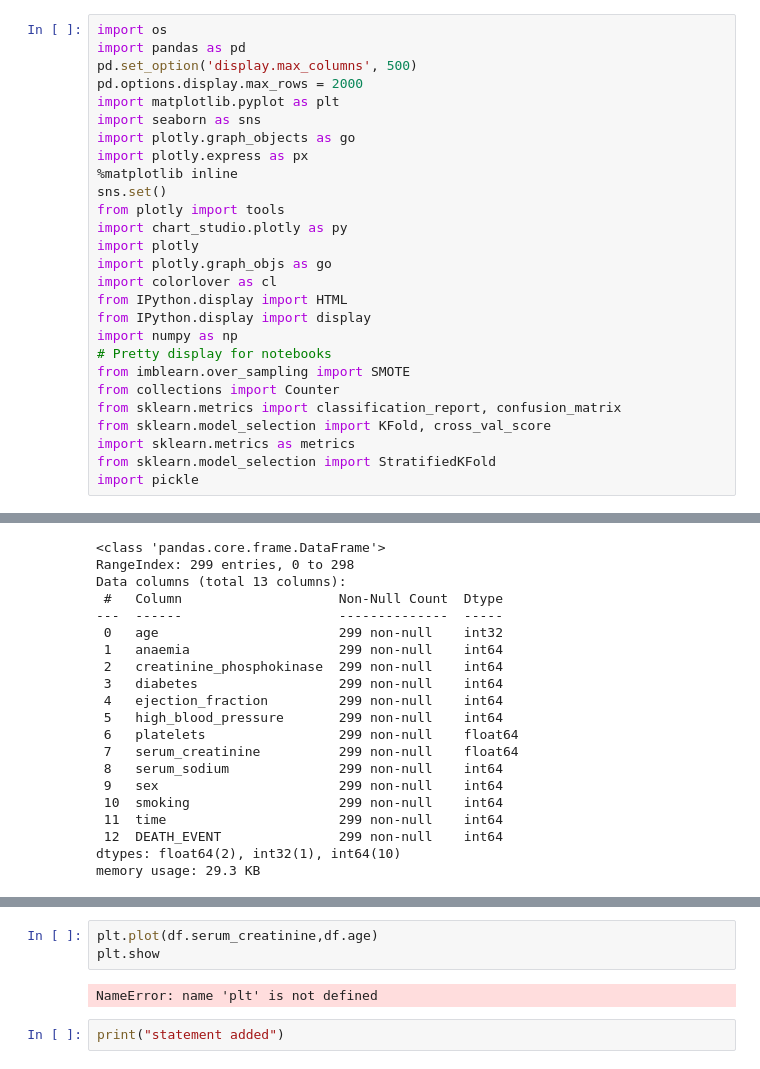
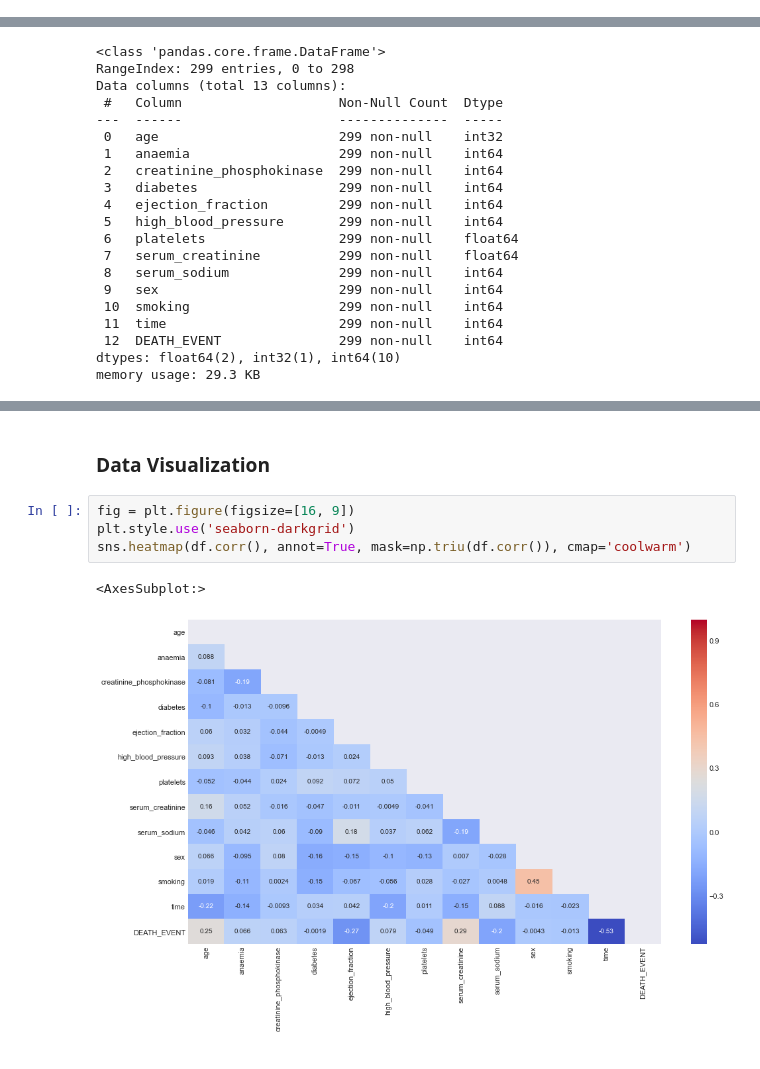
Before and after one commit to sushamasivananthan/MachineLearning, a Jupyter notebook: Heart_Failure_Analysis/heart_failure.ipynb, the cells around one changed output, grey strips where cells are left out. Drawn from its saved outputs; the diff is of its cells as text.

```diff
--- a/Heart_Failure_Analysis/heart_failure.ipynb
+++ b/Heart_Failure_Analysis/heart_failure.ipynb
@@ -24,30 +13,3 @@ from sklearn.naive_bayes import GaussianNB
-# %%
-import os
-import pandas as pd
-pd.set_option('display.max_columns', 500)
-pd.options.display.max_rows = 2000
-import matplotlib.pyplot as plt
-import seaborn as sns
-import plotly.graph_objects as go
-import plotly.express as px
-%matplotlib inline
-sns.set()
-from plotly import tools
-import chart_studio.plotly as py
-import plotly
-import plotly.graph_objs as go
-import colorlover as cl
-from IPython.display import HTML
-from IPython.display import display
-import numpy as np
-# Pretty display for notebooks
-from imblearn.over_sampling import SMOTE
-from collections import Counter
-from sklearn.metrics import classification_report, confusion_matrix
-from sklearn.model_selection import KFold, cross_val_score
-import sklearn.metrics as metrics
-from sklearn.model_selection import StratifiedKFold
-import pickle
 # %%
 df=pd.read_csv(r'C:\Users\santh\Downloads\archive (2)\heart.csv')
 # %%
@@ -132,7 +80,9 @@ sns.catplot(x="diabetes", y="age", hue="DEATH_EVENT", kind="swarm", data=df)
-# %%
-plt.plot(df.serum_creatinine,df.age)
-plt.show
-# %% [output]
-NameError: name 'plt' is not defined
-# %%
-print("statement added")
+# %% [markdown]
+### Data Visualization
+# %%
+fig = plt.figure(figsize=[16, 9])
+plt.style.use('seaborn-darkgrid')
+sns.heatmap(df.corr(), annot=True, mask=np.triu(df.corr()), cmap='coolwarm')
+# %% [output]
+<AxesSubplot:>
+[figure, added]
```
Also changed, not shown: parts of 21 cells of this notebook.
